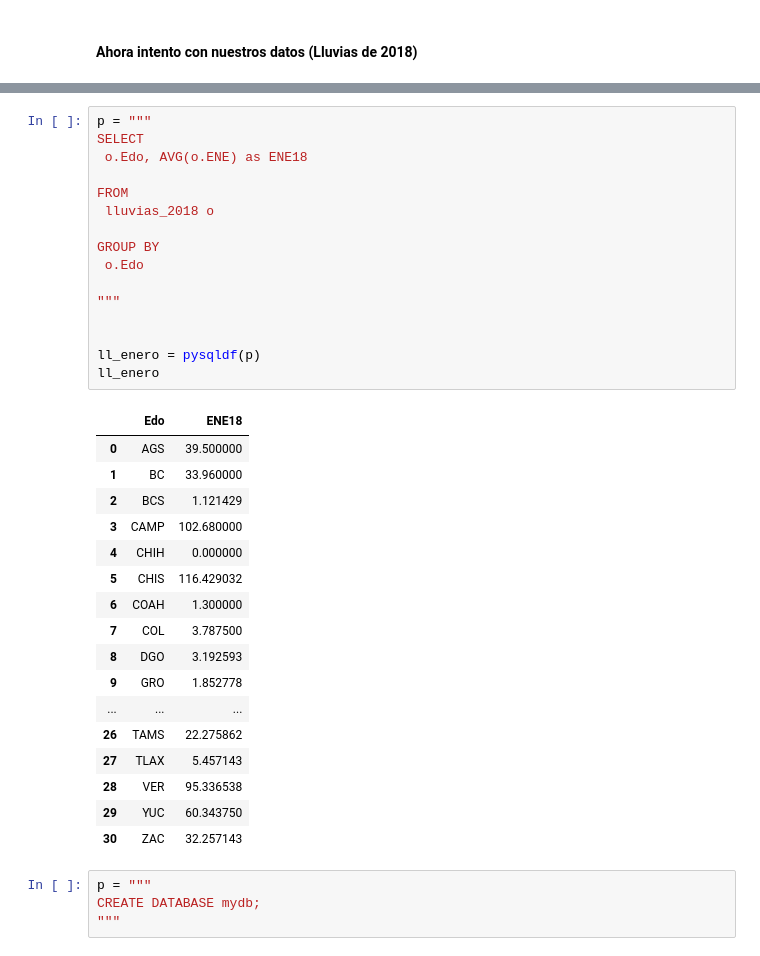
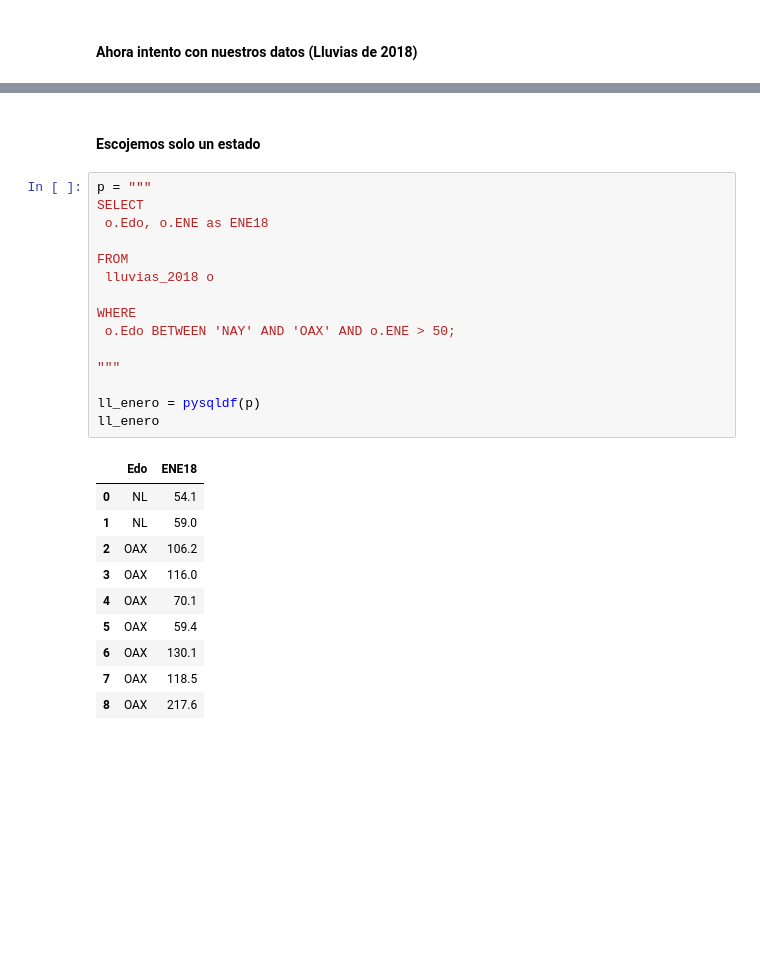
Before and after one commit to DCIDA2019/da2019-Oscar2401, a Jupyter notebook: Semana5/Tarea/Tarea_1.ipynb, the cells around one changed output, grey strips where cells are left out. Drawn from its saved outputs; the diff is of its cells as text; blank space fills up the shorter version.

```diff
--- a/Semana5/Tarea/Tarea_1.ipynb
+++ b/Semana5/Tarea/Tarea_1.ipynb
@@ -158,41 +157,31 @@ ll_enero.head()
 | 2 | Calvillo, Ags. SMN* | 56.0 | 18.17 |
 | 3 | La Codorniz, Ags. | 50.0 | 16.70 |
 | 4 | Los Conos, Ags. | 51.5 | 13.20 |
+# %% [markdown]
+#### Escojemos solo un estado
 # %%
 p = """
 SELECT
- o.Edo, AVG(o.ENE) as ENE18
+ o.Edo, o.ENE as ENE18
 
 FROM
  lluvias_2018 o
 
-GROUP BY
- o.Edo
+WHERE
+ o.Edo BETWEEN 'NAY' AND 'OAX' AND o.ENE > 50;
 
 """
 
-
 ll_enero = pysqldf(p)
 ll_enero
 # %% [output]
 |  | Edo | ENE18 |
-| 0 | AGS | 39.500000 |
-| 1 | BC | 33.960000 |
-| 2 | BCS | 1.121429 |
-| 3 | CAMP | 102.680000 |
-| 4 | CHIH | 0.000000 |
-| 5 | CHIS | 116.429032 |
-| 6 | COAH | 1.300000 |
-| 7 | COL | 3.787500 |
-| 8 | DGO | 3.192593 |
-| 9 | GRO | 1.852778 |
-| ... | ... | ... |
-| 26 | TAMS | 22.275862 |
-| 27 | TLAX | 5.457143 |
-| 28 | VER | 95.336538 |
-| 29 | YUC | 60.343750 |
-| 30 | ZAC | 32.257143 |
+| 0 | NL | 54.1 |
+| 1 | NL | 59.0 |
+| 2 | OAX | 106.2 |
+| 3 | OAX | 116.0 |
+| 4 | OAX | 70.1 |
+| 5 | OAX | 59.4 |
+| 6 | OAX | 130.1 |
+| 7 | OAX | 118.5 |
+| 8 | OAX | 217.6 |
-# %%
-p = """
-CREATE DATABASE mydb;
-"""
```
Also changed, not shown: parts of 11 cells of this notebook, 3 other files.
